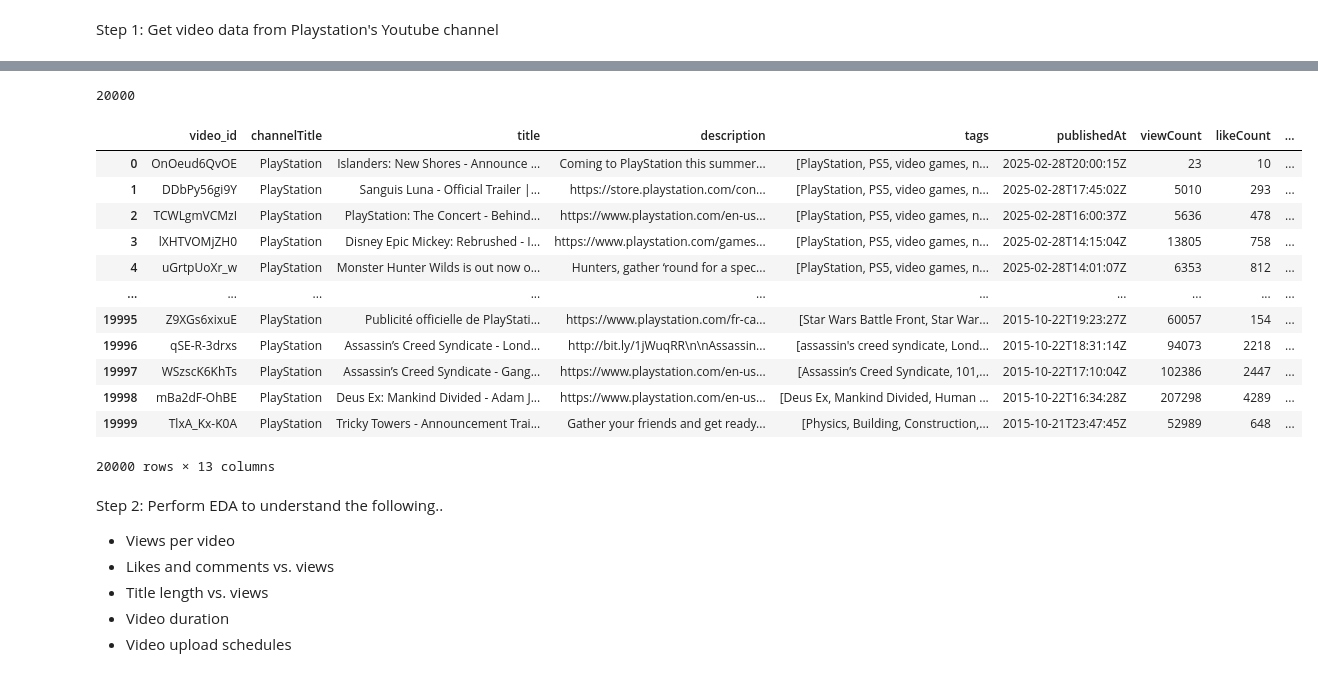
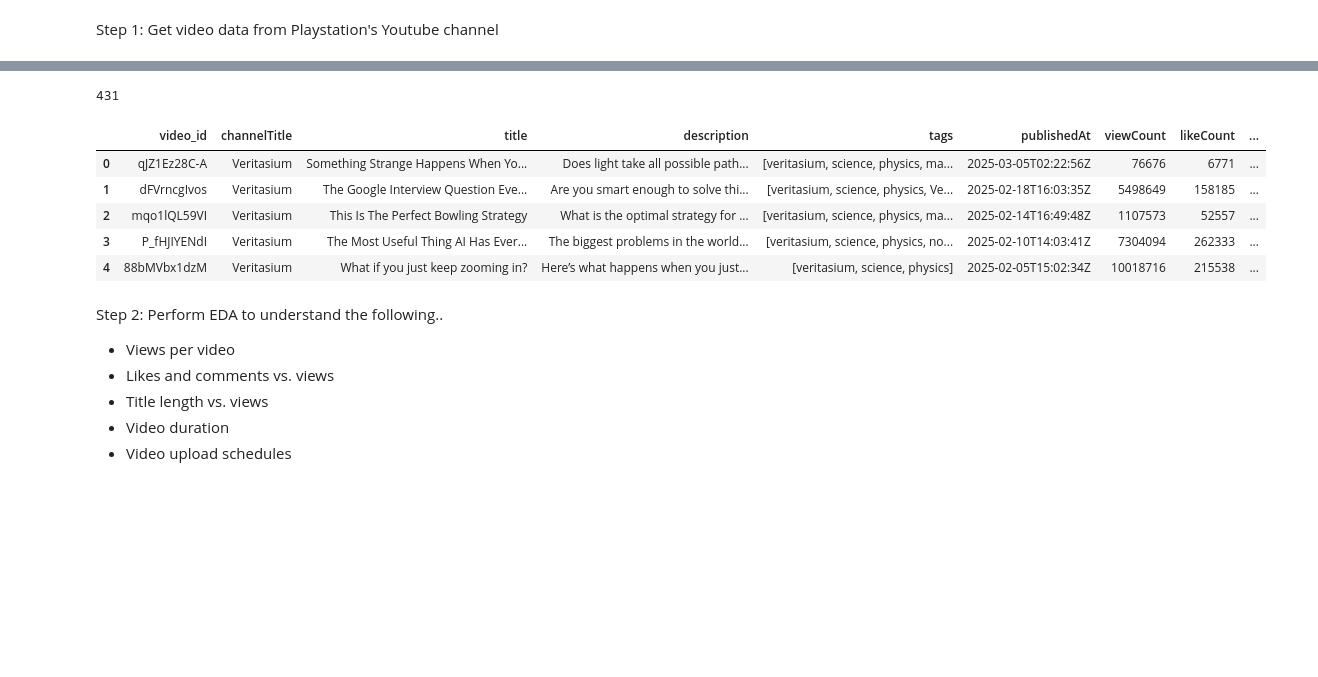
Before and after one commit to NguyenOrLose/youtube-channel-analytics, a Jupyter notebook: youtube_analytics.ipynb, the cells around one changed output, grey strips where cells are left out. Cells and saved outputs as stored; diff of their text form; code cells hidden in the pictures; blank space fills up the shorter version.

```diff
--- a/youtube_analytics.ipynb
+++ b/youtube_analytics.ipynb
@@ -35,10 +24,16 @@ channel_ids = ['playstation',
 # %%
+# Loading API Key
+def configure():
+    load_dotenv(dotenv_path=r"C:\Users\Brian Nguyen\Desktop\projects\keys\.env")
+
+configure()
+
 # Define API service name and version
 api_service_name = "youtube"
 api_version = "v3"
 
 # Get creds and create an API client
 youtube = build(
-    api_service_name, api_version, developerKey=api_key
+    api_service_name, api_version, developerKey=os.getenv('api_key')
 )
 # %%
@@ -72,5 +72,7 @@ channel_stats
 # %%
-playlist_id = "UU-2Y8dQb0S6DtpxNgAKoJKA"
+# Function to get all videos the channel(s) has ever uploaded
+
+playlist_id = "UUHnyfMqiRRG1u-2MsSQLbXA" # Update this if you have more than 1 channel
 
 def get_video_ids(youtube, playlist_id):
 
@@ -107,5 +107,9 @@ video_ids = get_video_ids(youtube, playlist_id)
-# %%
-len(video_ids)
-# %% [output]
-20000
+# %%
+# Storing video_ids
+video_ids = get_video_ids(youtube, playlist_id)
+
+# Counting the # of uploaded videos
+len(video_ids)
+# %% [output]
+431
 # %%
@@ -139,22 +144,16 @@ def get_video_details(youtube, video_ids):
 
   return pd.DataFrame(all_video_info)
 # %%
+# Reviewing the dataframe
 video_df = get_video_details(youtube, video_ids)
-video_df
+video_df.head(5)
 # %% [output]
 |  | video_id | channelTitle | title | description | tags | publishedAt | viewCount | likeCount | ... |
-| 0 | OnOeud6QvOE | PlayStation | Islanders: New Shores - Announce ... | Coming to PlayStation this summer... | [PlayStation, PS5, video games, n... | 2025-02-28T20:00:15Z | 23 | 10 | ... |
-| 1 | DDbPy56gi9Y | PlayStation | Sanguis Luna - Official Trailer |... | https://store.playstation.com/con... | [PlayStation, PS5, video games, n... | 2025-02-28T17:45:02Z | 5010 | 293 | ... |
-| 2 | TCWLgmVCMzI | PlayStation | PlayStation: The Concert - Behind... | https://www.playstation.com/en-us... | [PlayStation, PS5, video games, n... | 2025-02-28T16:00:37Z | 5636 | 478 | ... |
-| 3 | lXHTVOMjZH0 | PlayStation | Disney Epic Mickey: Rebrushed - I... | https://www.playstation.com/games... | [PlayStation, PS5, video games, n... | 2025-02-28T14:15:04Z | 13805 | 758 | ... |
-| 4 | uGrtpUoXr_w | PlayStation | Monster Hunter Wilds is out now o... | Hunters, gather ‘round for a spec... | [PlayStation, PS5, video games, n... | 2025-02-28T14:01:07Z | 6353 | 812 | ... |
-| ... | ... | ... | ... | ... | ... | ... | ... | ... | ... |
-| 19995 | Z9XGs6xixuE | PlayStation | Publicité officielle de PlayStati... | https://www.playstation.com/fr-ca... | [Star Wars Battle Front, Star War... | 2015-10-22T19:23:27Z | 60057 | 154 | ... |
-| 19996 | qSE-R-3drxs | PlayStation | Assassin’s Creed Syndicate - Lond... | http://bit.ly/1jWuqRR\n\nAssassin... | [assassin's creed syndicate, Lond... | 2015-10-22T18:31:14Z | 94073 | 2218 | ... |
-| 19997 | WSzscK6KhTs | PlayStation | Assassin’s Creed Syndicate - Gang... | https://www.playstation.com/en-us... | [Assassin’s Creed Syndicate, 101,... | 2015-10-22T17:10:04Z | 102386 | 2447 | ... |
-| 19998 | mBa2dF-OhBE | PlayStation | Deus Ex: Mankind Divided - Adam J... | https://www.playstation.com/en-us... | [Deus Ex, Mankind Divided, Human ... | 2015-10-22T16:34:28Z | 207298 | 4289 | ... |
-| 19999 | TlxA_Kx-K0A | PlayStation | Tricky Towers - Announcement Trai... | Gather your friends and get ready... | [Physics, Building, Construction,... | 2015-10-21T23:47:45Z | 52989 | 648 | ... |
+| 0 | qJZ1Ez28C-A | Veritasium | Something Strange Happens When Yo... | Does light take all possible path... | [veritasium, science, physics, ma... | 2025-03-05T02:22:56Z | 76676 | 6771 | ... |
+| 1 | dFVrncgIvos | Veritasium | The Google Interview Question Eve... | Are you smart enough to solve thi... | [veritasium, science, physics, Ve... | 2025-02-18T16:03:35Z | 5498649 | 158185 | ... |
+| 2 | mqo1lQL59VI | Veritasium | This Is The Perfect Bowling Strategy | What is the optimal strategy for ... | [veritasium, science, physics, ma... | 2025-02-14T16:49:48Z | 1107573 | 52557 | ... |
+| 3 | P_fHJIYENdI | Veritasium | The Most Useful Thing AI Has Ever... | The biggest problems in the world... | [veritasium, science, physics, no... | 2025-02-10T14:03:41Z | 7304094 | 262333 | ... |
+| 4 | 88bMVbx1dzM | Veritasium | What if you just keep zooming in? | Here’s what happens when you just... | [veritasium, science, physics] | 2025-02-05T15:02:34Z | 10018716 | 215538 | ... |
-20000 rows × 13 columns
 # %% [markdown]
 Step 2: Perform EDA to understand the following..
 * Views per video
```
Also changed, not shown: parts of 30 cells of this notebook.
